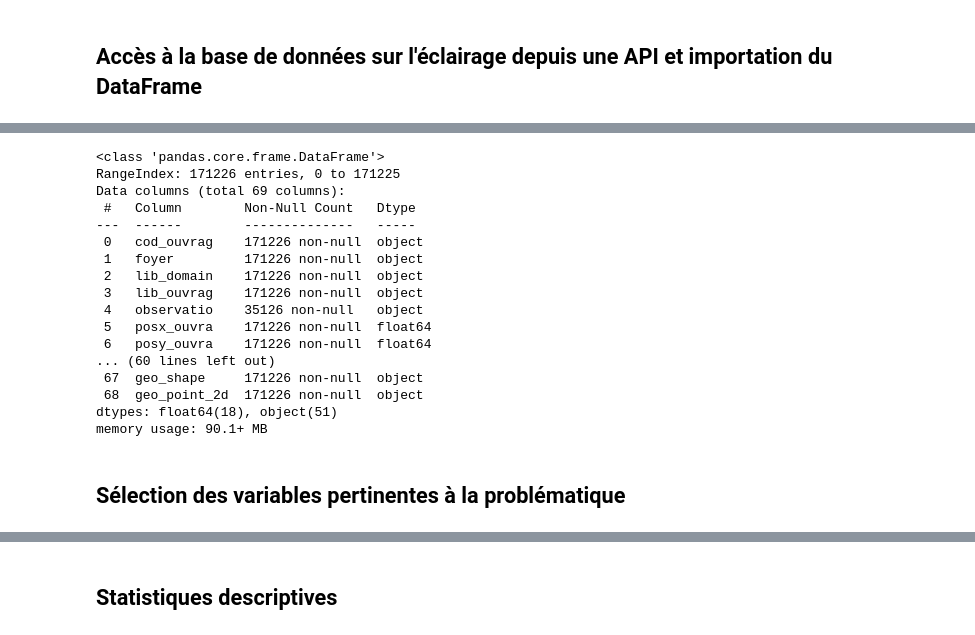
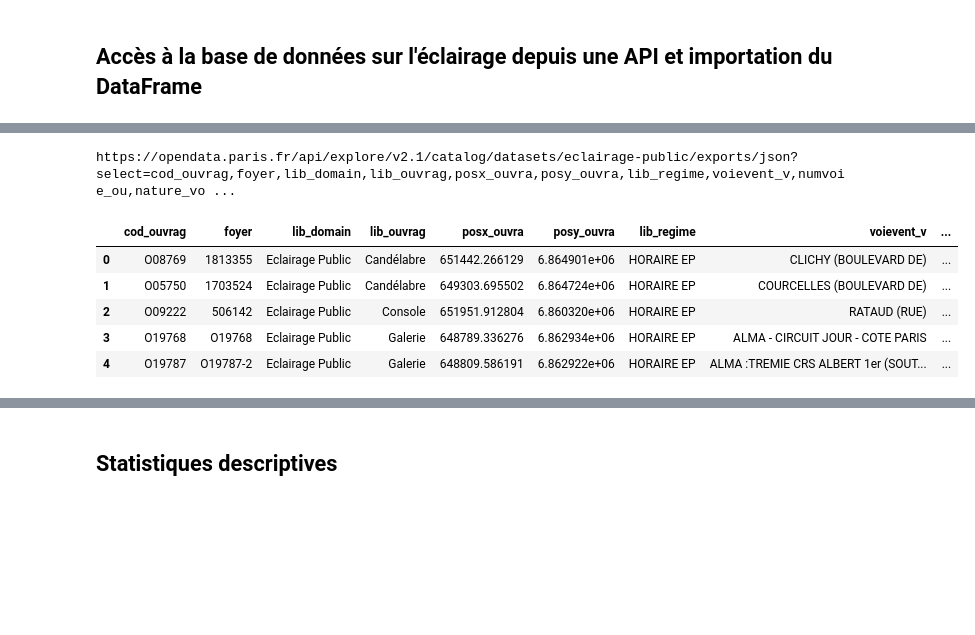
Before and after one commit to Yasmxne/Projet-Python-pour-la-Data-Science, a Jupyter notebook: BaseEclairage_v2.ipynb, the cells around one changed output, grey strips where cells are left out. Cells and saved outputs as stored; diff of their text form; code cells hidden in the pictures; blank space fills up the shorter version.

```diff
--- a/BaseEclairage_v2.ipynb
+++ b/BaseEclairage_v2.ipynb
@@ -34,22 +2,0 @@ https://opendata.paris.fr/api/explore/v2.1/catalog/datasets/eclairage-public/exp
-# %%
-df_eclairage.info()
-# %% [output]
-<class 'pandas.core.frame.DataFrame'>
-RangeIndex: 171226 entries, 0 to 171225
-Data columns (total 69 columns):
- #   Column        Non-Null Count   Dtype
----  ------        --------------   -----
- 0   cod_ouvrag    171226 non-null  object
- 1   foyer         171226 non-null  object
- 2   lib_domain    171226 non-null  object
- 3   lib_ouvrag    171226 non-null  object
- 4   observatio    35126 non-null   object
- 5   posx_ouvra    171226 non-null  float64
- 6   posy_ouvra    171226 non-null  float64
-... (60 lines left out)
- 67  geo_shape     171226 non-null  object
- 68  geo_point_2d  171226 non-null  object
-dtypes: float64(18), object(51)
-memory usage: 90.1+ MB
-# %% [markdown]
-## Sélection des variables pertinentes à la problématique
@@ -59,3 +3,33 @@ df_eclairage_flt.head()
+# %%
+import requests
+import pandas as pd
+import geopandas as gpd
+
+api_root_eclairage = "https://opendata.paris.fr/api/explore/v2.1/catalog/datasets/"
+ID_eclairage = "eclairage-public"
+url_api_eclairage = api_root_eclairage + ID_eclairage + "/exports/json" + "?select=cod_ouvrag,foyer,lib_domain,lib_ouvrag,posx_ouvra,posy_ouvra,lib_regime,voievent_v,numvoie_ou,nature_voi,lib_voie,lib_voiedo,lib_secteu,lib_region,lib_regi_1,geo_shape"
+print(url_api_eclairage)
+
+try:
+    response = requests.get(url_api_eclairage)
+    response.raise_for_status()
+    wb = response.json()
+except requests.exceptions.RequestException as e:
+    print(f"Erreur lors de la requête : {e}")
+except ValueError:
+    print("Erreur : Impossible de décoder le JSON.")
+
+
+df_eclairage_flt = pd.DataFrame(wb)
+df_eclairage_flt.head()
+# %% [output]
+https://opendata.paris.fr/api/explore/v2.1/catalog/datasets/eclairage-public/exports/json?select=cod_ouvrag,foyer,lib_domain,lib_ouvrag,posx_ouvra,posy_ouvra,lib_regime,voievent_v,numvoie_ou,nature_vo ...
+|  | cod_ouvrag | foyer | lib_domain | lib_ouvrag | posx_ouvra | posy_ouvra | lib_regime | voievent_v | ... |
+| 0 | O08769 | 1813355 | Eclairage Public | Candélabre | 651442.266129 | 6.864901e+06 | HORAIRE EP | CLICHY (BOULEVARD DE) | ... |
+| 1 | O05750 | 1703524 | Eclairage Public | Candélabre | 649303.695502 | 6.864724e+06 | HORAIRE EP | COURCELLES (BOULEVARD DE) | ... |
+| 2 | O09222 | 506142 | Eclairage Public | Console | 651951.912804 | 6.860320e+06 | HORAIRE EP | RATAUD (RUE) | ... |
+| 3 | O19768 | O19768 | Eclairage Public | Galerie | 648789.336276 | 6.862934e+06 | HORAIRE EP | ALMA - CIRCUIT JOUR - COTE PARIS | ... |
+| 4 | O19787 | O19787-2 | Eclairage Public | Galerie | 648809.586191 | 6.862922e+06 | HORAIRE EP | ALMA :TREMIE CRS ALBERT 1er (SOUT... | ... |
 # %%
 df_eclairage_flt.info()
 # %% [output]
```
Also changed, not shown: parts of 5 cells of this notebook, 4 other files.
